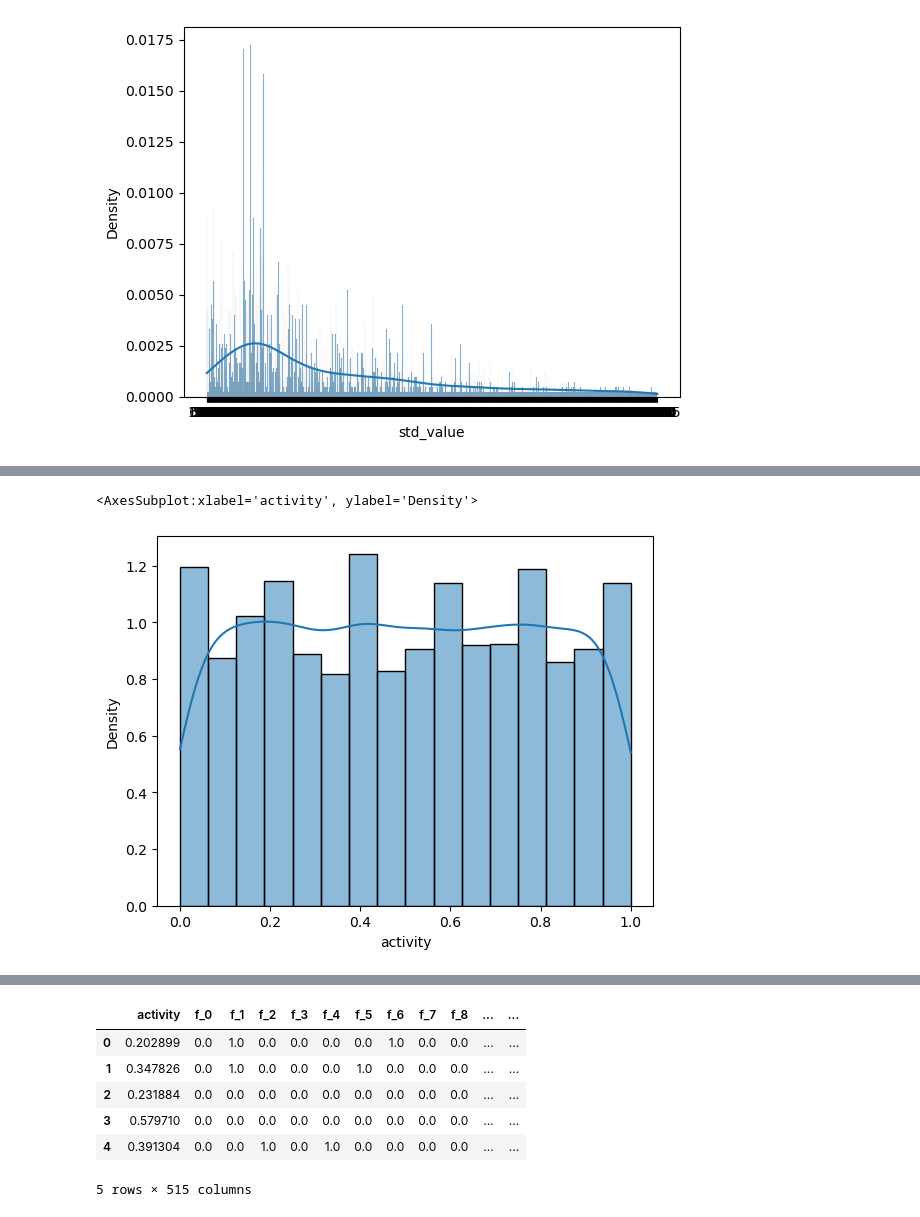
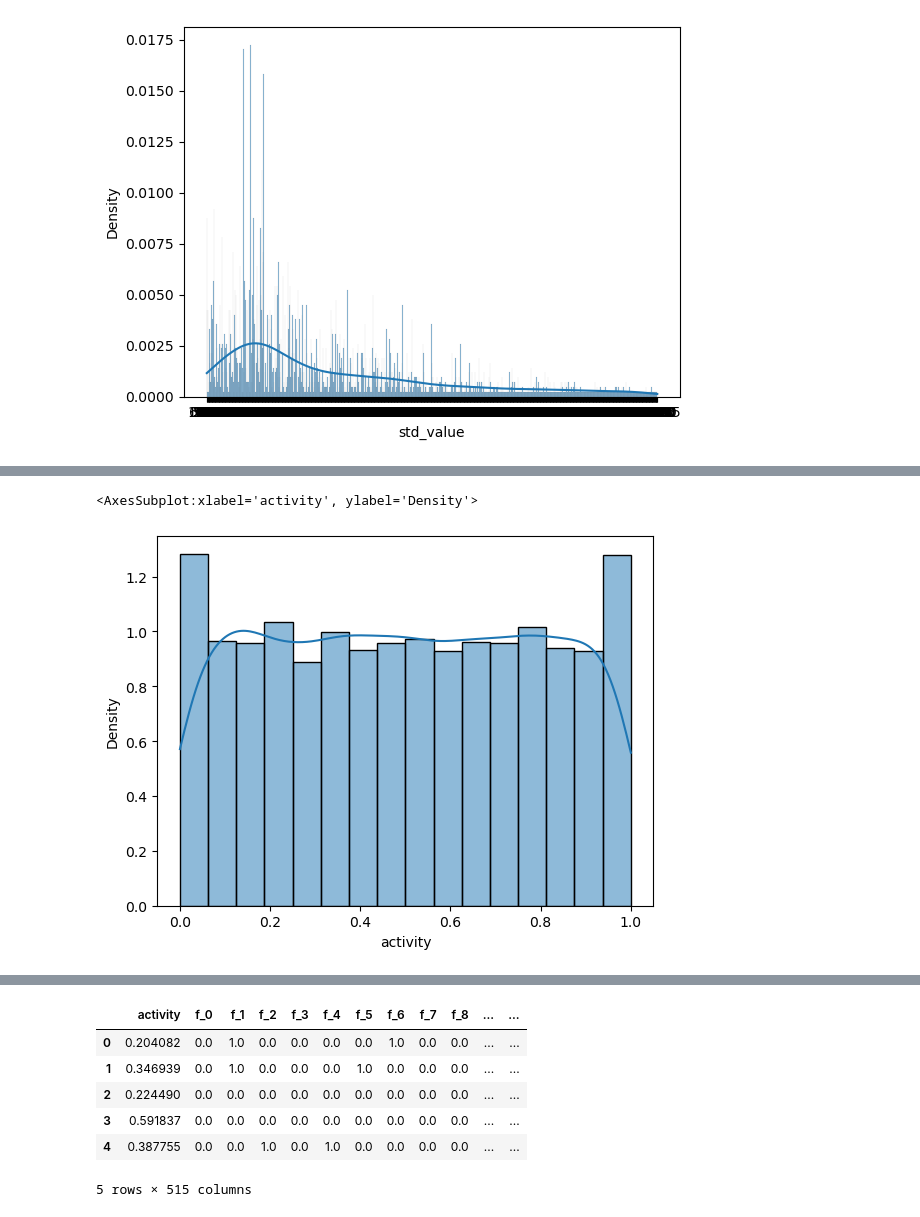
Before and after one commit to Limexcyan/Klastrowanie-publicznych-baz-zwi-zk-w, a Jupyter notebook: Mockup_clustering.ipynb, the cells around one changed output, grey strips where cells are left out. Cells and saved outputs as stored; diff of their text form; code cells hidden in the pictures.

```diff
--- a/Mockup_clustering.ipynb
+++ b/Mockup_clustering.ipynb
@@ -76,7 +92,7 @@ class Featurizer:
     def __call__(self, df):
         raise NotImplementedError()
 
-class MyFeaturizer(Featurizer):
+class ClusteringFeaturizer(Featurizer):
     def __init__(self, activity_dist='gaussian', qcount=0, radius=2, length=1024, **kwargs):
         self.activity_dist = activity_dist
         self.qcount = qcount
@@ -85,18 +101,26 @@ class MyFeaturizer(Featurizer):
         super().__init__(**kwargs)
 
     def __call__(self, df,quick=False):
+        ## check if valid arguments
+        # check activity distribution
         if(self.activity_dist != 'gaussian' and self.activity_dist != 'powerlaw' and self.activity_dist != 'quantiles'):
             print('wrongly set attribute activity_dist. Please use one of the following:\ngaussian, powerlaw, quantiles')
             return pd.DataFrame()
-        if(self.activity_dist == 'quantiles' and self.qcount < 1):
+        # if quantiles are selected, there must be at least two of them
+        if(self.activity_dist == 'quantiles' and self.qcount < 2):
             print('wrongly set quantile count.')
             return pd.DataFrame()
+        # reconvert everything to float in order to prepare for scaling
         df[self.activity_col] = df[self.activity_col].astype(float)
+        # generate column names for features in morgan fingerprints
         c = ['activity']+['f_'+str(n) for n in np.arange(self.length)]
+        ## quick will eat more memory
         if quick:
             features = []
         else:
             features = pd.DataFrame(columns=c)
+        ## prepare activity by scaling the data with scaler
+        # chosen to the selected distribution
         match self.activity_dist:
             case 'gaussian':
                 df[self.activity_col] = gaussianSacler(df[self.activity_col])
@@ -108,26 +132,28 @@ class MyFeaturizer(Featurizer):
             case _:
                 #do nothing
                 return
+        ## generate features
         for i, row in df.iterrows():
             smiles = row[self.smiles_col]
             activity = row[self.activity_col]
             mol = Chem.MolFromSmiles(smiles)
             fp = AllChem.GetMorganFingerprintAsBitVect(mol, self.radius, nBits=self.length)
+            # vector containing morgan fingerprints
             fpvector = np.array(fp,dtype=int)
+            # vector representing the molecule, contains
+            # fingerprints and activity in floats
             vec = np.array([np.hstack(([activity],fpvector))],dtype=float)
             if quick:
                 features.append(vec)
             else:
                 fta = pd.DataFrame(vec,columns=c)
                 features = pd.concat([features,fta],ignore_index=True)
-            if i % 100 == 0:
-                print(i,'/',4225)
-        #res = pd.DataFrame(features,columns=c)
-        #return res
         return features
 # %%
-feature_count = 512 # + activity
-featurizer = MyFeaturizer(activity_dist='quantiles',qcount=70,length=feature_count)
-feature_count = (feature_count + 1) * 1.0
+feature_count = 512
+quantile_count = 50
+featurizer = ClusteringFeaturizer(activity_dist='quantiles',qcount=quantile_count,length=feature_count)
+feature_count = (feature_count + 1) * 1.0 # + activity ; konwersja na float
 data = featurizer(cp_data)
+data.tail() # dane teraz wyglądają tak:
 # %% [output]
@@ -161,7 +167,6 @@ data.tail()
 # %%
-#data = pd.DataFrame(data,columns=['smiles','activity']+['f_'+str(n) for n in np.arange(1024)])
 sns.histplot(data['activity'],kde=True,stat='density')
 # %% [output]
 <AxesSubplot:xlabel='activity', ylabel='Density'>
-[figure, old version]
+[figure, new version]
 # %%
@@ -257,18 +304,16 @@ import warnings
 # Settings the warnings to be ignored
 warnings.filterwarnings('ignore')
 # %%
-k = 30  #@param
+k = 30
 
 data_process = data.copy(deep=True)
 
 feature_cols = data_process.columns.values  # save original columns
-print(feature_cols)
 # initialize every point to an impossible value, the k+1 cluster
 data_process['centroid'] = k
-# init the point to centroid distance to an impossible value "2" (>1)
-data_process['pt2centroid'] = 2
-data_process, centroids = kmeans(data_process, k, feature_cols, 1)
-print("Data for the first few chocolates, with 'centroid' and 'pt2centroid' on"
-      ' the extreme right:')
+# init the point to centroid distance to an impossible value 100 (>1)
+data_process['pt2centroid'] = 100
+data_process, centroids = kmeans(data_process, k, feature_cols, feature_count, 1)
+# now we have our clusters!
 data_process.head()
 # %% [output]
@@ -292,9 +336,9 @@ Data for the first few chocolates, with 'centroid' and 'pt2centroid' on the extr
 |  | activity | f_0 | f_1 | f_2 | f_3 | f_4 | f_5 | f_6 | f_7 | f_8 | ... | ... |
-| 0 | 0.202899 | 0.0 | 1.0 | 0.0 | 0.0 | 0.0 | 0.0 | 1.0 | 0.0 | 0.0 | ... | ... |
-| 1 | 0.347826 | 0.0 | 1.0 | 0.0 | 0.0 | 0.0 | 1.0 | 0.0 | 0.0 | 0.0 | ... | ... |
-| 2 | 0.231884 | 0.0 | 0.0 | 0.0 | 0.0 | 0.0 | 0.0 | 0.0 | 0.0 | 0.0 | ... | ... |
-| 3 | 0.579710 | 0.0 | 0.0 | 0.0 | 0.0 | 0.0 | 0.0 | 0.0 | 0.0 | 0.0 | ... | ... |
-| 4 | 0.391304 | 0.0 | 0.0 | 1.0 | 0.0 | 1.0 | 0.0 | 0.0 | 0.0 | 0.0 | ... | ... |
+| 0 | 0.204082 | 0.0 | 1.0 | 0.0 | 0.0 | 0.0 | 0.0 | 1.0 | 0.0 | 0.0 | ... | ... |
+| 1 | 0.346939 | 0.0 | 1.0 | 0.0 | 0.0 | 0.0 | 1.0 | 0.0 | 0.0 | 0.0 | ... | ... |
+| 2 | 0.224490 | 0.0 | 0.0 | 0.0 | 0.0 | 0.0 | 0.0 | 0.0 | 0.0 | 0.0 | ... | ... |
+| 3 | 0.591837 | 0.0 | 0.0 | 0.0 | 0.0 | 0.0 | 0.0 | 0.0 | 0.0 | 0.0 | ... | ... |
+| 4 | 0.387755 | 0.0 | 0.0 | 1.0 | 0.0 | 1.0 | 0.0 | 0.0 | 0.0 | 0.0 | ... | ... |
 5 rows × 515 columns
 # %%
 def show_molecule(smiles=''):
```
Also changed, not shown: parts of 13 cells of this notebook.
